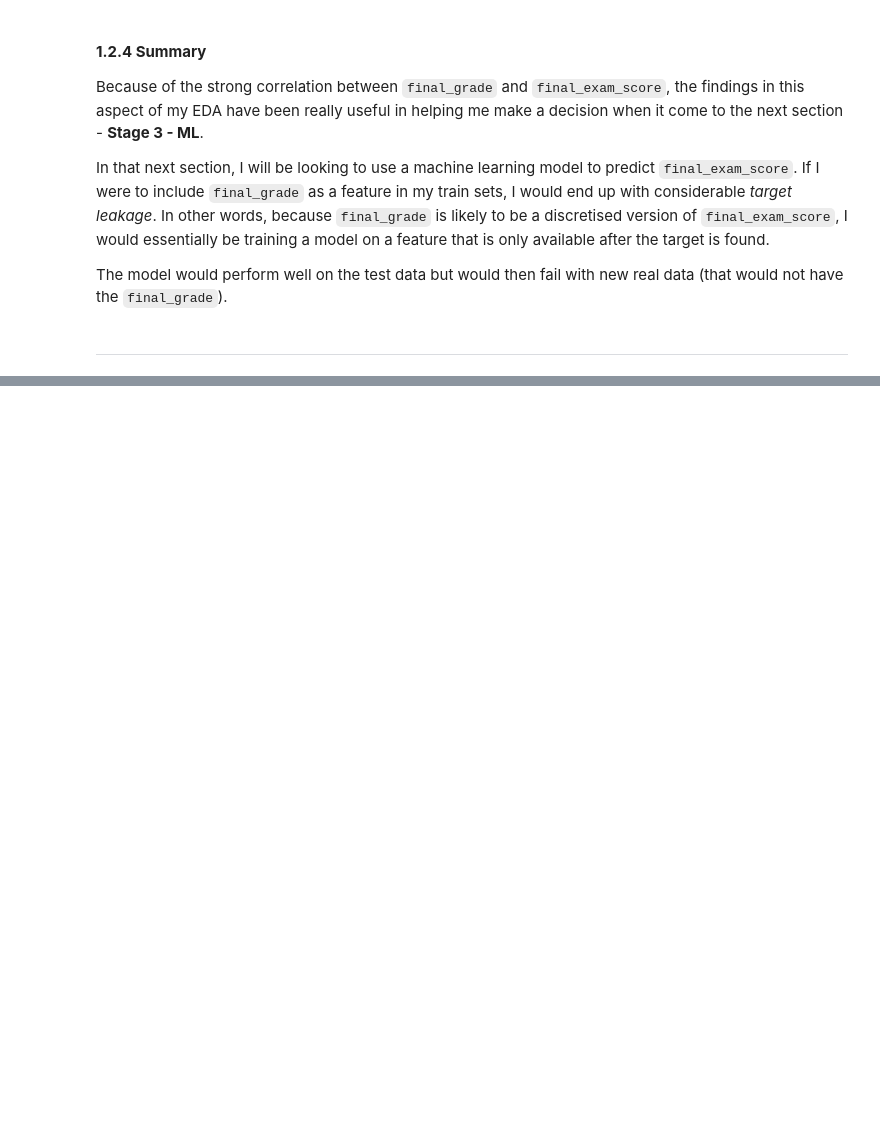
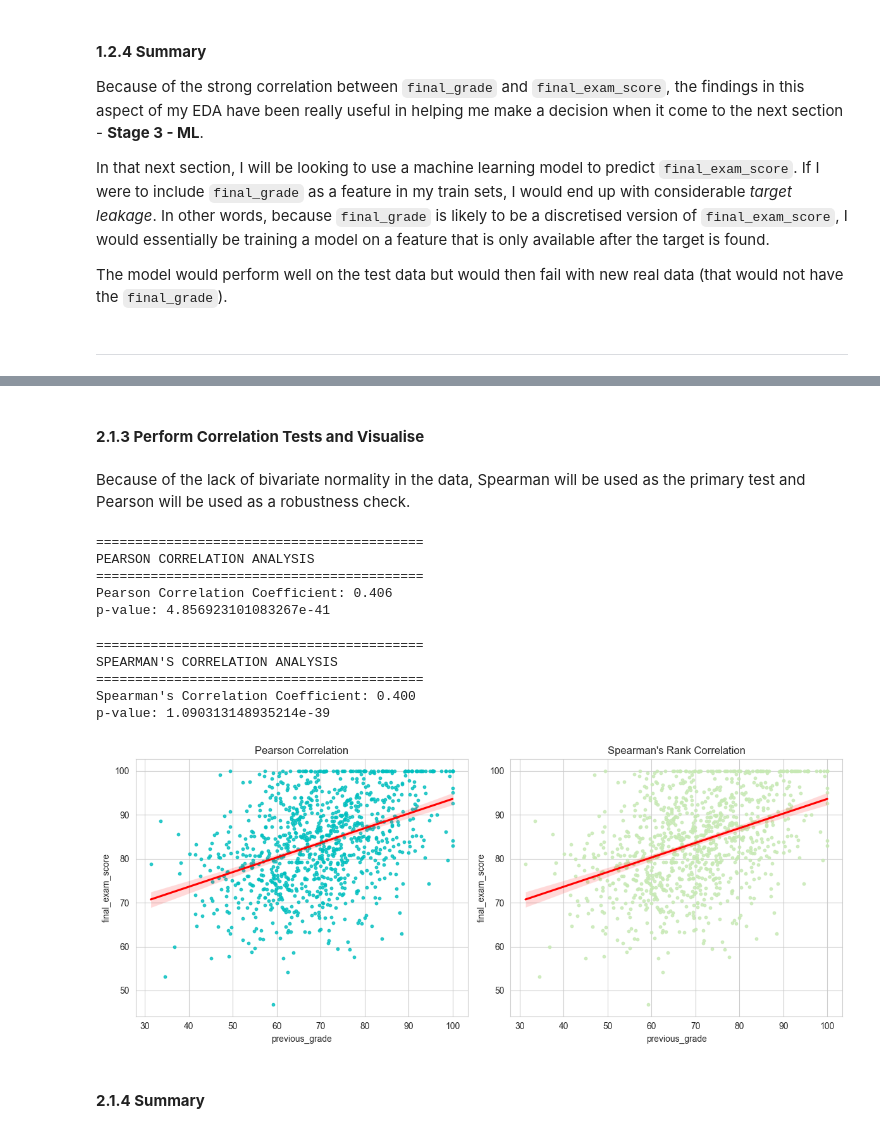
Before and after one commit to elhope23/student-performance-analysis, a Jupyter notebook: jupyter_notebooks/Stage2-Visualisation.ipynb, the cells around one changed output, grey strips where cells are left out. Drawn from its saved outputs; the diff is of its cells as text; code cells hidden in the pictures; blank space fills up the shorter version.

Commit message:
Stage 2 | Hypothesis Testing: Investigate hypothesis 1 with correlation test

```diff
--- a/jupyter_notebooks/Stage2-Visualisation.ipynb
+++ b/jupyter_notebooks/Stage2-Visualisation.ipynb
@@ -422,0 +502,46 @@ The model would perform well on the test data but would then fail with new real
+# %% [markdown]
+#### **2.1.3 Perform Correlation Tests and Visualise**
+# %% [markdown]
+Because of the lack of bivariate normality in the data, Spearman will be used as the primary test and Pearson will be used as a robustness check.
+# %%
+# Calculate the Pearson correlation coefficient (r) and p-value
+r, p = stats.pearsonr(df_vis["previous_grade"], df_vis["final_exam_score"])
+print("="*42)
+print("PEARSON CORRELATION ANALYSIS")
+print("="*42)
+print(f"Pearson Correlation Coefficient: {r:.3f}")
+print(f"p-value: {p}")
+# %% [output]
+==========================================
+PEARSON CORRELATION ANALYSIS
+==========================================
+Pearson Correlation Coefficient: 0.406
+p-value: 4.856923101083267e-41
+# %%
+# Calculate the Spearman's correlation coefficient (rho) and p-value
+rho, p = stats.spearmanr(df_vis["previous_grade"], df_vis["final_exam_score"])
+print("="*42)
+print("SPEARMAN'S CORRELATION ANALYSIS")
+print("="*42)
+print(f"Spearman's Correlation Coefficient: {rho:.3f}")
+print(f"p-value: {p}")
+# %% [output]
+==========================================
+SPEARMAN'S CORRELATION ANALYSIS
+==========================================
+Spearman's Correlation Coefficient: 0.400
+p-value: 1.090313148935214e-39
+# %%
+# Plot the two correlation plots side by side for comparison
+fig, axes = plt.subplots(nrows=1, ncols=2, figsize=(12, 5), tight_layout=True)
+sns.regplot(data=df_vis, x="previous_grade", y="final_exam_score", ax=axes[0], scatter_kws={"s": 10, "color": "c"}, line_kws={"color": "red"})
+axes[0].set_title("Pearson Correlation")
+
+sns.regplot(data=df_vis, x="previous_grade", y="final_exam_score", ax=axes[1], scatter_kws={"s": 10, "color": "#C7E9B4"}, line_kws={"color": "red"})
+axes[1].set_title("Spearman's Rank Correlation")
+
+plt.show()
+# %% [output]
+[figure, added]
+# %% [markdown]
+#### **2.1.4 Summary**
```
Also changed, not shown: parts of 13 cells of this notebook.
